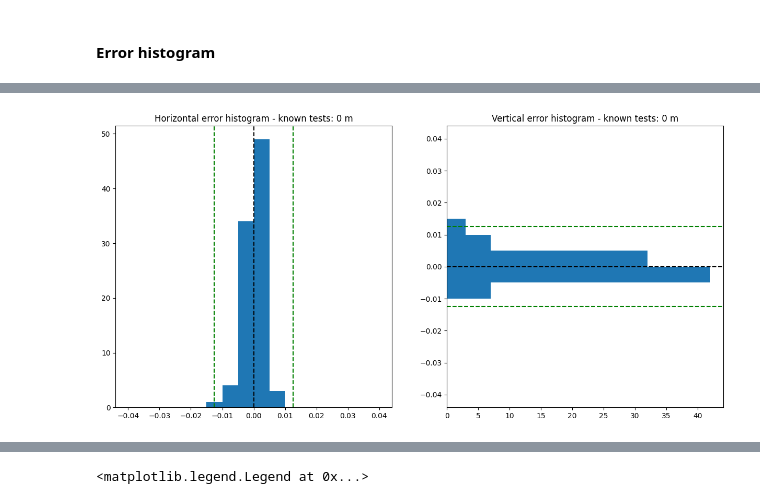
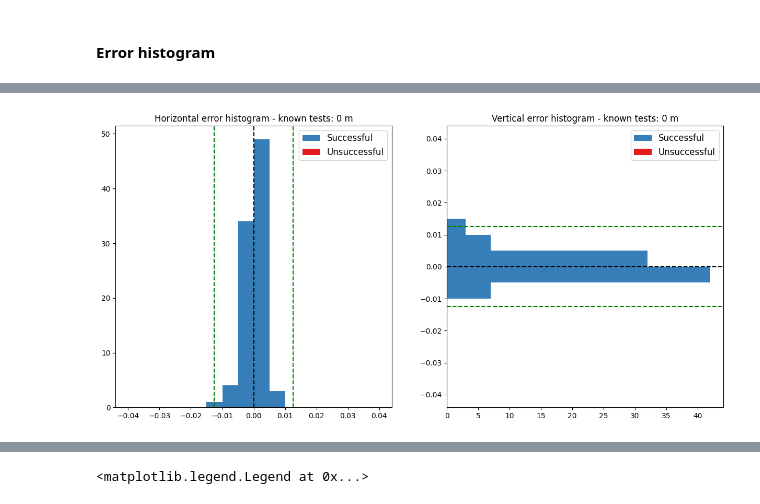
Before and after one commit to nicolas-duque/lerobot, a Jupyter notebook: lerobot/plots/eval_plots.ipynb, the cells around one changed output, grey strips where cells are left out. Saved outputs shown, nothing was run; the diff lists cells and outputs as text; code cells hidden in the pictures.

```diff
--- a/lerobot/plots/eval_plots.ipynb
+++ b/lerobot/plots/eval_plots.ipynb
@@ -814,18 +990,89 @@ avg_err_x_failed_known = np.mean(d_xy_reshape[succ_known == 0, 1])
 avg_err_y_failed_known = np.mean(d_xy_reshape[succ_known == 0, 0])
 avg_err_failed_known = round(np.mean(np.linalg.norm(d_xy_reshape[succ_known == 0], axis=1)),3)
 
-fig7, axs7 = plt.subplots(1,2, figsize=(15, 7))
+fig_kea, axs_kea = plt.subplots(1,2, figsize=(15, 7))
 
+d_x_known_hist = [d_xy_known[:,1,:].flatten()[succ_known == 1], d_xy_known[:,1,:].flatten()[succ_known == 0]]
+axs_kea[0].hist(d_x_known_hist,label=['Successful','Unsuccessful'], color=[colors[1], colors[0]], stacked = True, bins=bins)
+axs_kea[0].set_title("Horizontal error histogram - known tests: "+str(round(avg_err_x_known)) + " m")
+axs_kea[0].axvline(0.0125, color='green', linestyle='--')
+axs_kea[0].axvline(-0.0125, color='green', linestyle='--')
+axs_kea[0].axvline(avg_err_x_known, color='black', linestyle='--')
+axs_kea[0].legend(fontsize=12)
 
-axs7[0].hist(d_xy_known[:,1,:].flatten(), bins=bins)
-axs7[0].set_title("Horizontal error histogram - known tests: "+str(round(avg_err_x_known)) + " m")
-axs7[0].axvline(0.0125, color='green', linestyle='--')
-axs7[0].axvline(-0.0125, color='green', linestyle='--')
-axs7[0].axvline(avg_err_x_known, color='black', linestyle='--')
+d_y_known_hist = [d_xy_known[:,0,:].flatten()[succ_known == 1], d_xy_known[:,0,:].flatten()[succ_known == 0]]
+axs_kea[1].hist(d_y_known_hist,label=['Successful','Unsuccessful'], color=[colors[1], colors[0]], stacked = True, bins=bins, orientation='horizontal')
+axs_kea[1].set_title("Vertical error histogram - known tests: "+str(round(avg_err_y_known)) + " m")
+axs_kea[1].axhline(0.0125, color='green', linestyle='--')
+axs_kea[1].axhline(-0.0125, color='green', linestyle='--')
+axs_kea[1].axhline(avg_err_y_known, color='black', linestyle='--')
+axs_kea[1].legend(fontsize=12)
 
-axs7[1].hist(d_xy_known[:,0,:].flatten(), bins=bins, orientation='horizontal')
-axs7[1].set_title("Vertical error histogram - known tests: "+str(round(avg_err_y_known)) + " m")
-axs7[1].axhline(0.0125, color='green', linestyle='--')
-axs7[1].axhline(-0.0125, color='green', linestyle='--')
-axs7[1].axhline(avg_err_y_known, color='black', linestyle='--')
+#### COLUMNS ####
+fig_kea_col, axs_kea_col = plt.subplots(2,5, figsize=(15, 7))
+cols = [[0,5,10],[3,8],[1,6,11],[4,9],[2,7,12]]
+
+for i in range(5):
+      axs_kea_col[0,i].set_title("Experiment column " + str(i+1))
+      axs_kea_col[0,i].set_xlabel("Horizontal error [m]", fontsize=12)
+      axs_kea_col[1,i].set_xlabel("Vertical error [m]", fontsize=12)
+      axs_kea_col[0,i].tick_params(labelsize=10)
+      axs_kea_col[1,i].tick_params(labelsize=10)
+      axs_kea_col[0,i].hist(d_xy_known[cols[i],1,:].flatten(), bins=bins)
+      axs_kea_col[1,i].hist(d_xy_known[cols[i],0,:].flatten(), bins=bins, orientation='horizontal')
+
+      avg_err_x_kea_col = np.mean(d_xy_known[cols[i],1,:].flatten())
+      avg_err_y_kea_col = np.mean(d_xy_known[cols[i],0,:].flatten())
+
+      axs_kea_col[0,i].axvline(0.0125, color='green', linestyle='--')
+      axs_kea_col[0,i].axvline(-0.0125, color='green', linestyle='--')
+      axs_kea_col[0,i].axvline(avg_err_x_kea_col, color='black', linestyle='--')
+
+      axs_kea_col[1,i].axhline(0.0125, color='green', linestyle='--')
+      axs_kea_col[1,i].axhline(-0.0125, color='green', linestyle='--')
+      axs_kea_col[1,i].axhline(avg_err_y_kea_col, color='black', linestyle='--')
+
+fig_kea_col.tight_layout()
+
+##### ROWS #####
+fig_kea_row, axs_kea_row = plt.subplots(2,5, figsize=(15, 7))
+rows = [[0,1,2],[3,4],[5,6,7],[8,9],[10,11,12]]
+
+for i in range(5):
+      axs_kea_row[0,i].set_title("Experiment row " + str(i+1))
+      axs_kea_row[0,i].set_xlabel("Horizontal error [m]", fontsize=12)
+      axs_kea_row[1,i].set_xlabel("Vertical error [m]", fontsize=12)
+      axs_kea_row[0,i].tick_params(labelsize=10)
+      axs_kea_row[1,i].tick_params(labelsize=10)
+      axs_kea_row[0,i].hist(d_xy_known[rows[i],1,:].flatten(), bins=bins)
+      axs_kea_row[1,i].hist(d_xy_known[rows[i],0,:].flatten(), bins=bins, orientation='horizontal')
+
+      avg_err_x_kea_row = np.mean(d_xy_known[rows[i],1,:].flatten())
+      avg_err_y_kea_row = np.mean(d_xy_known[rows[i],0,:].flatten())
+
+      axs_kea_row[0,i].axvline(0.0125, color='green', linestyle='--')
+      axs_kea_row[0,i].axvline(-0.0125, color='green', linestyle='--')
+      axs_kea_row[0,i].axvline(avg_err_x_kea_row, color='black', linestyle='--')
+
+      axs_kea_row[1,i].axhline(0.0125, color='green', linestyle='--')
+      axs_kea_row[1,i].axhline(-0.0125, color='green', linestyle='--')
+      axs_kea_row[1,i].axhline(avg_err_y_kea_row, color='black', linestyle='--')
+
+fig_kea_row.tight_layout()
+
+fig_kea_scatter, axs_kea_scatter = plt.subplots(1, 1, figsize=(12, 10))
+axs_kea_scatter.scatter(d_xy_reshape[succ_known == 0,1], d_xy_reshape[succ_known == 0,0], color=colors[0], s = 30)
+axs_kea_scatter.scatter(d_xy_reshape[succ_known == 1,1], d_xy_reshape[succ_known ==1,0], color=colors[1], s = 30)
+axs_kea_scatter.scatter(avg_err_x_known, avg_err_y_known, marker='X', s=200, color='white', edgecolors= 'black', label='Average Error: '+str(avg_err_known) + ' m')
+
+axs_kea_scatter.scatter(avg_err_x_succ_known, avg_err_y_succ_known, marker='X', s=200, color=colors[1], edgecolors= 'black' ,label='Average Error success: '+str(avg_err_succ_known) + ' m')
+axs_kea_scatter.scatter(avg_err_x_failed_known, avg_err_y_failed_known, marker='X', s=200, color=colors[0], edgecolors= 'black', label='Average Error, failure: '+str(avg_err_failed_known) + ' m')
+
+axs_kea_scatter.legend(fontsize = 12)
+axs_kea_scatter.set_title("2D error scatter - unknown tests",fontsize=20)
+axs_kea_scatter.set_xlabel("Horizontal error [m]", fontsize=14)
+axs_kea_scatter.set_ylabel("Vertical error [m]", fontsize=14)
+
+axs_kea_scatter.set_xlim(-0.035, 0.035)
+axs_kea_scatter.set_ylim(-0.025, 0.025)
 # %% [output]
@@ -833 +1080 @@ axs7[1].axhline(avg_err_y_known, color='black', linestyle='--')
-[figure, old version]
+[figure, new version]
```
Also changed, not shown: parts of 8 cells of this notebook, 2 other files.
